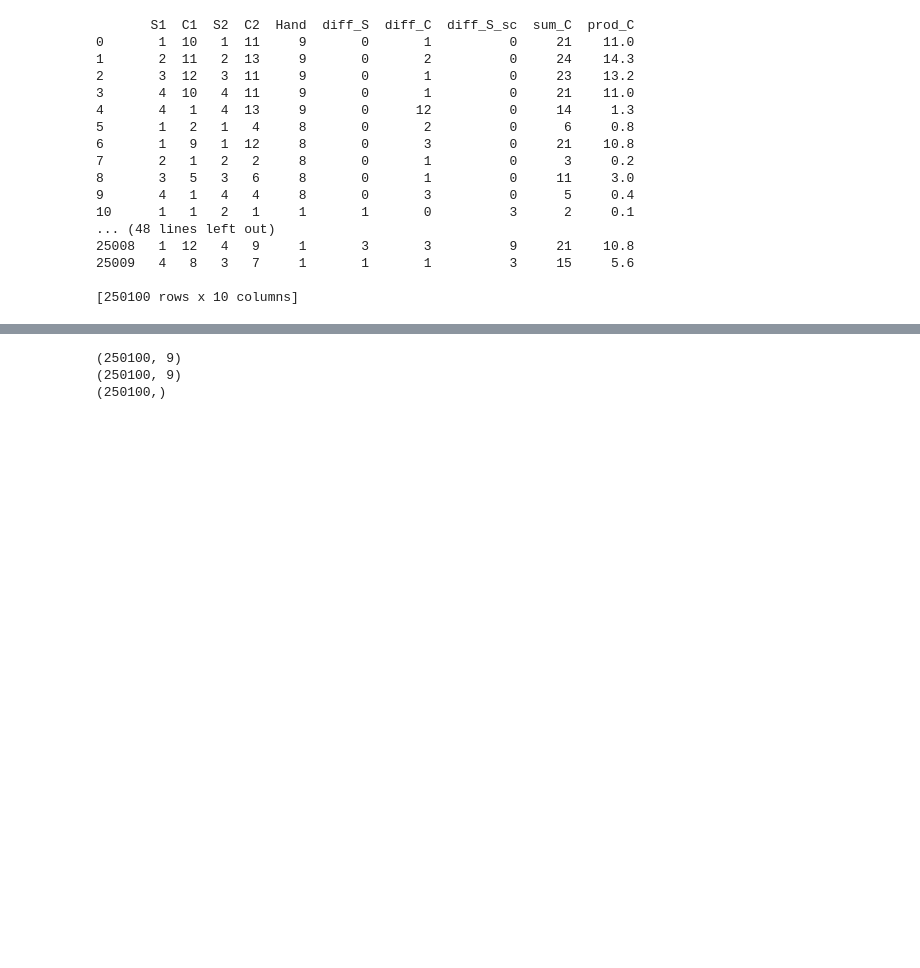
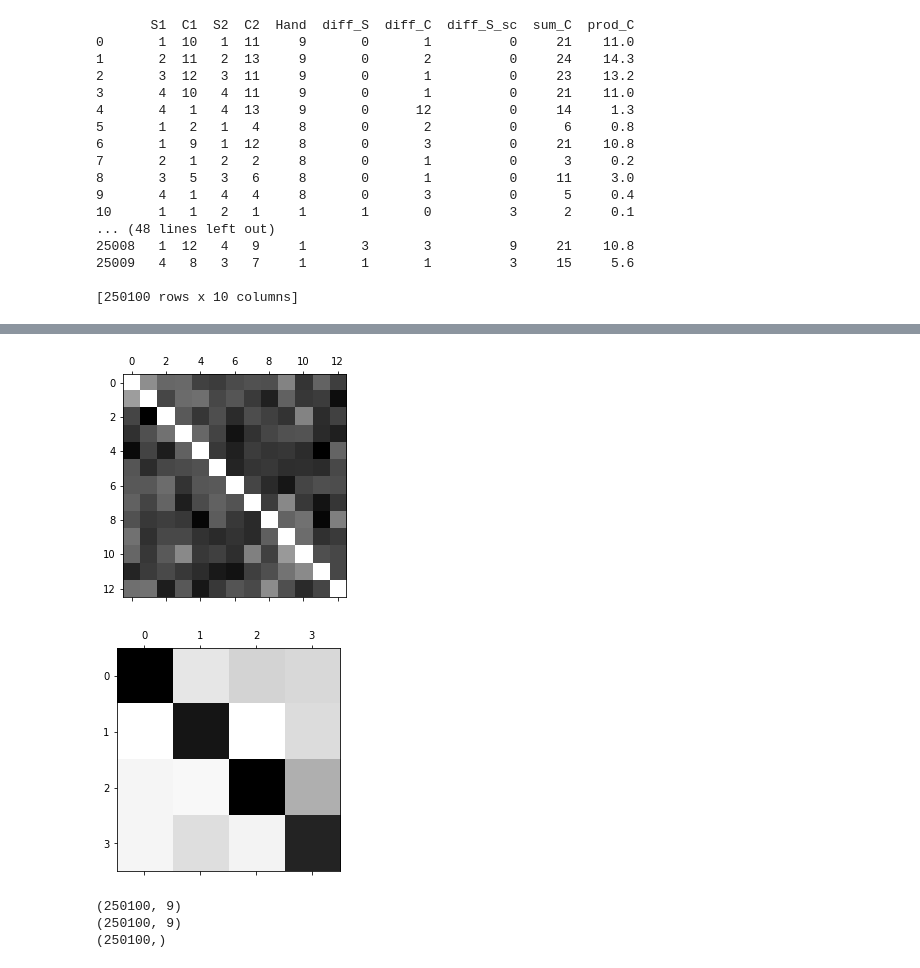
Before and after one commit to KeplerC/TexasHoldem, a Jupyter notebook: Untitled.ipynb, the cells around one changed output, grey strips where cells are left out. Cells and saved outputs as stored; diff of their text form; code cells hidden in the pictures; blank space fills up the shorter version.

```diff
--- a/Untitled.ipynb
+++ b/Untitled.ipynb
@@ -122 +165,15 @@ print(training_df)
+# %%
+#normalize it with a cap 900, because pair is so obvious
+for i in range(13):
+    for j in range(13):
+        if(hand[i][j] > 900):
+            hand[i][j] = 900
+plt.matshow(hand, cmap=plt.cm.gray)
+
+#and graph of suit
+plt.matshow(suit, cmap=plt.cm.gray)
+plt.show()
+# %% [output]
+[figure, added]
+[figure, added]
 # %%
```
Also changed, not shown: parts of 5 cells of this notebook.
